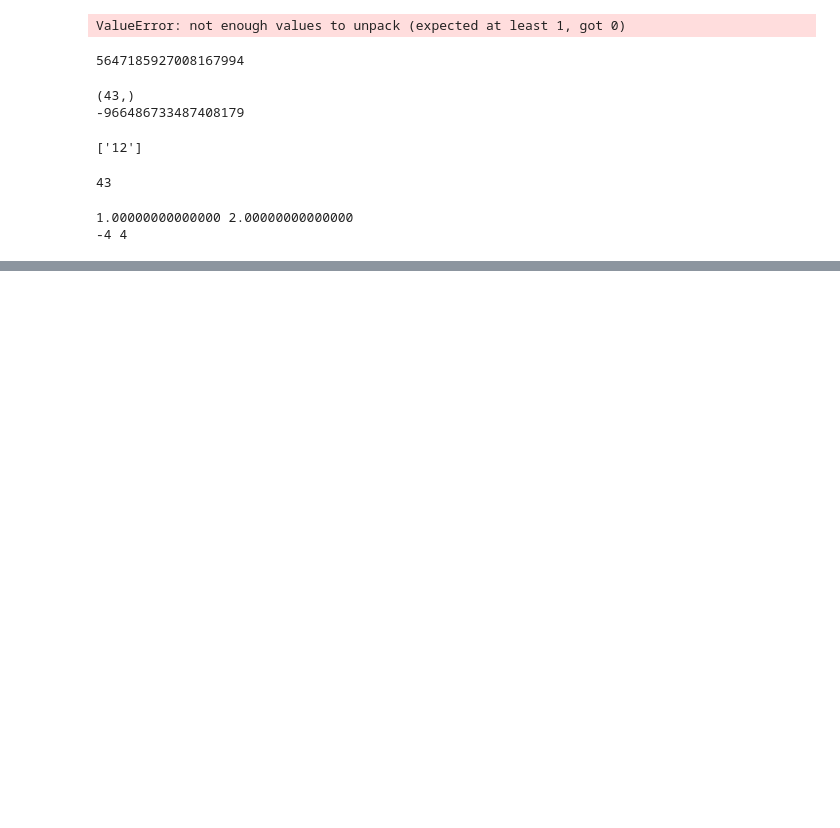
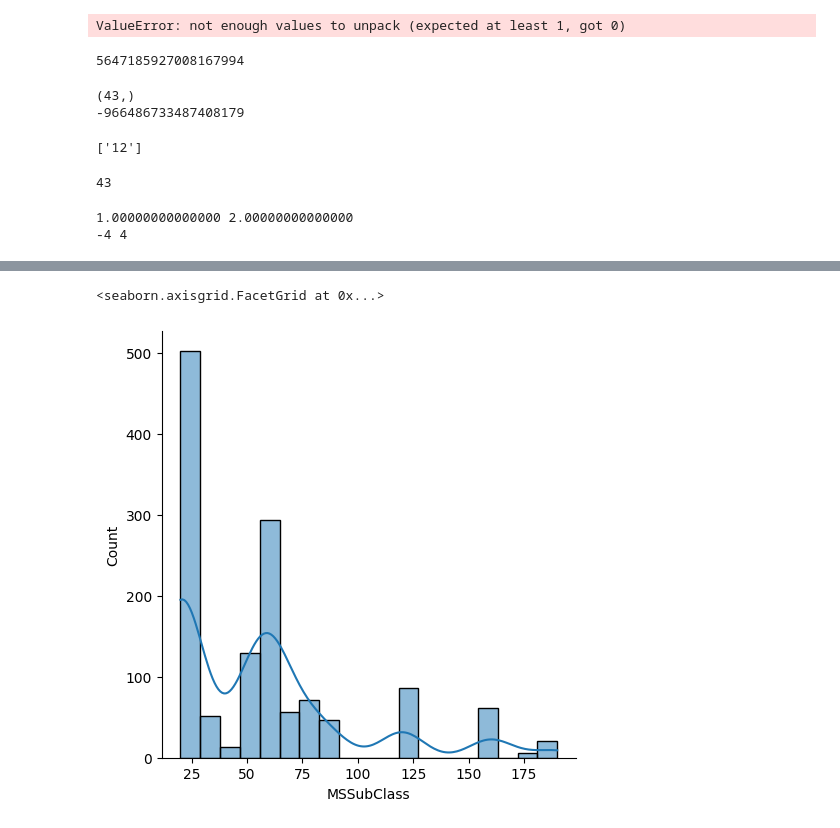
Before and after one commit to pmanish790/dsc, a Jupyter notebook: Ana_patern.ipynb, the cells around one changed output, grey strips where cells are left out. Cells and saved outputs as stored; diff of their text form; code cells hidden in the pictures; blank space fills up the shorter version.

```diff
--- a/Ana_patern.ipynb
+++ b/Ana_patern.ipynb
@@ -2072,0 +2287,5 @@ print(re(z), im(z))
+# %%
+sns.displot(df3['MSSubClass'],kde =True)
+# %% [output]
+<seaborn.axisgrid.FacetGrid at 0x...>
+[figure, added]
```
Also changed, not shown: parts of 69 cells of this notebook.
